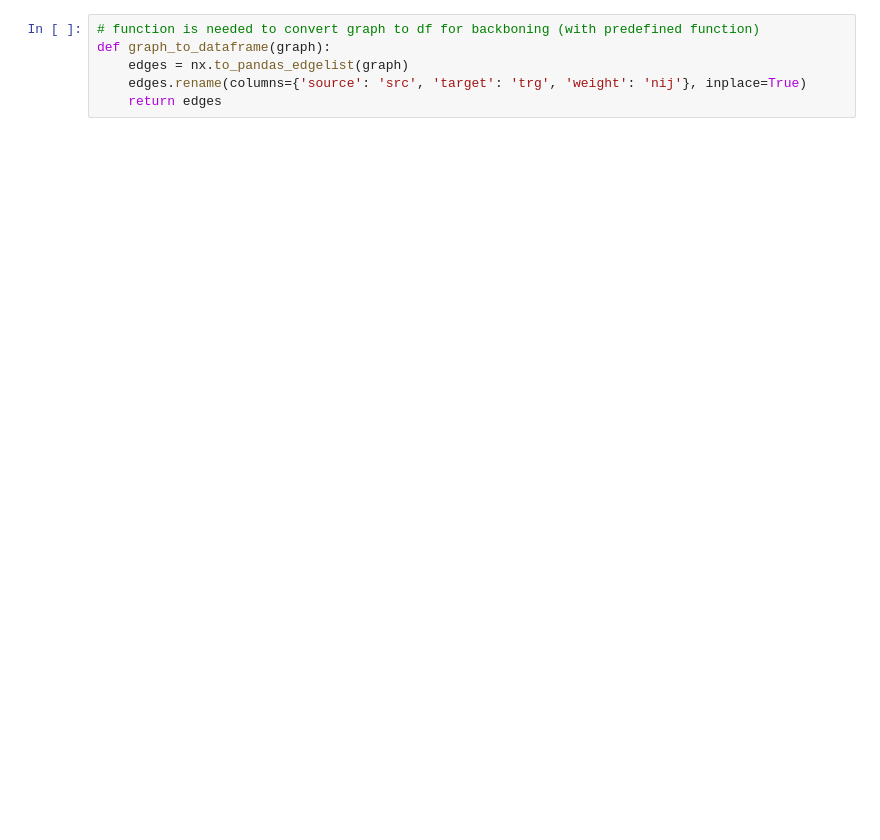
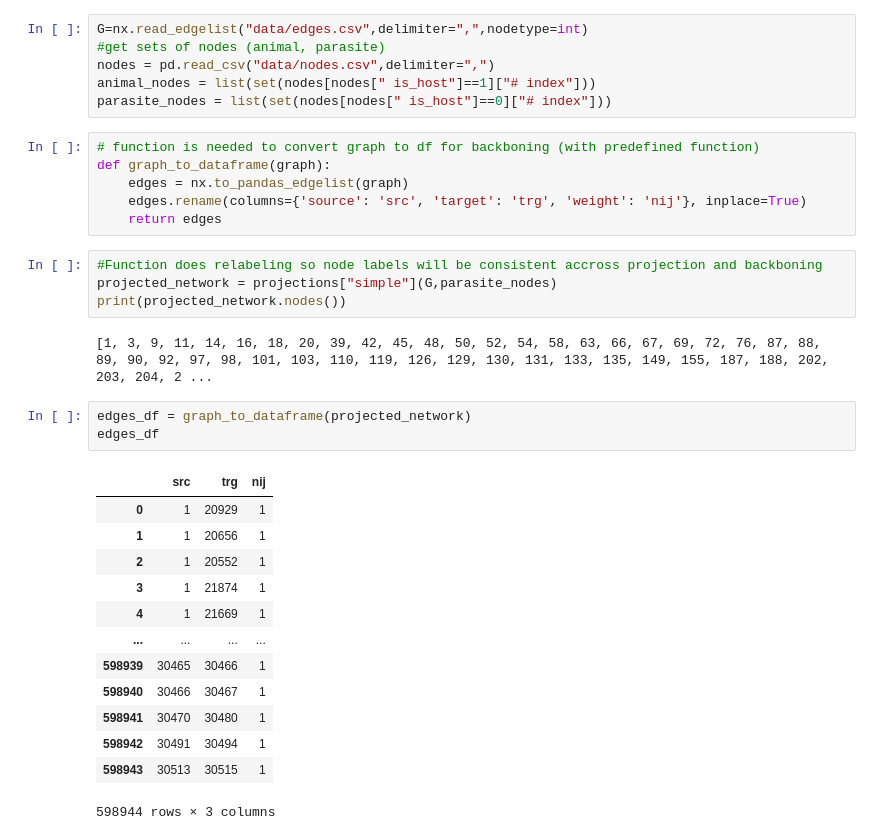
Before and after one commit to ikradnegyhusz/parasites_network_analysis, a Jupyter notebook: combinations.ipynb, the cells around one changed output. Drawn from its saved outputs; the diff is of its cells as text; blank space fills up the shorter version.

```diff
--- a/combinations.ipynb
+++ b/combinations.ipynb
@@ -25,9 +19,38 @@ parasite_nodes = list(set(full_data["parasites_nodes"]))
+# %%
+G=nx.read_edgelist("data/edges.csv",delimiter=",",nodetype=int)
+#get sets of nodes (animal, parasite)
+nodes = pd.read_csv("data/nodes.csv",delimiter=",")
+animal_nodes = list(set(nodes[nodes[" is_host"]==1]["# index"]))
+parasite_nodes = list(set(nodes[nodes[" is_host"]==0]["# index"]))
 # %%
 # function is needed to convert graph to df for backboning (with predefined function)
 def graph_to_dataframe(graph):
     edges = nx.to_pandas_edgelist(graph)
     edges.rename(columns={'source': 'src', 'target': 'trg', 'weight': 'nij'}, inplace=True)
     return edges
+# %%
+#Function does relabeling so node labels will be consistent accross projection and backboning
+projected_network = projections["simple"](G,parasite_nodes)
+print(projected_network.nodes())
+# %% [output]
+[1, 3, 9, 11, 14, 16, 18, 20, 39, 42, 45, 48, 50, 52, 54, 58, 63, 66, 67, 69, 72, 76, 87, 88, 89, 90, 92, 97, 98, 101, 103, 110, 119, 126, 129, 130, 131, 133, 135, 149, 155, 187, 188, 202, 203, 204, 2 ...
+# %%
+edges_df = graph_to_dataframe(projected_network)
+edges_df
+# %% [output]
+|  | src | trg | nij |
+| 0 | 1 | 20929 | 1 |
+| 1 | 1 | 20656 | 1 |
+| 2 | 1 | 20552 | 1 |
+| 3 | 1 | 21874 | 1 |
+| 4 | 1 | 21669 | 1 |
+| ... | ... | ... | ... |
+| 598939 | 30465 | 30466 | 1 |
+| 598940 | 30466 | 30467 | 1 |
+| 598941 | 30470 | 30480 | 1 |
+| 598942 | 30491 | 30494 | 1 |
+| 598943 | 30513 | 30515 | 1 |
+598944 rows × 3 columns
 # %%
 for p_name,p in projections.items():
     for b_name,b in backbonings.items():
```
Also changed, not shown: parts of 2 cells of this notebook, 1 other file.
